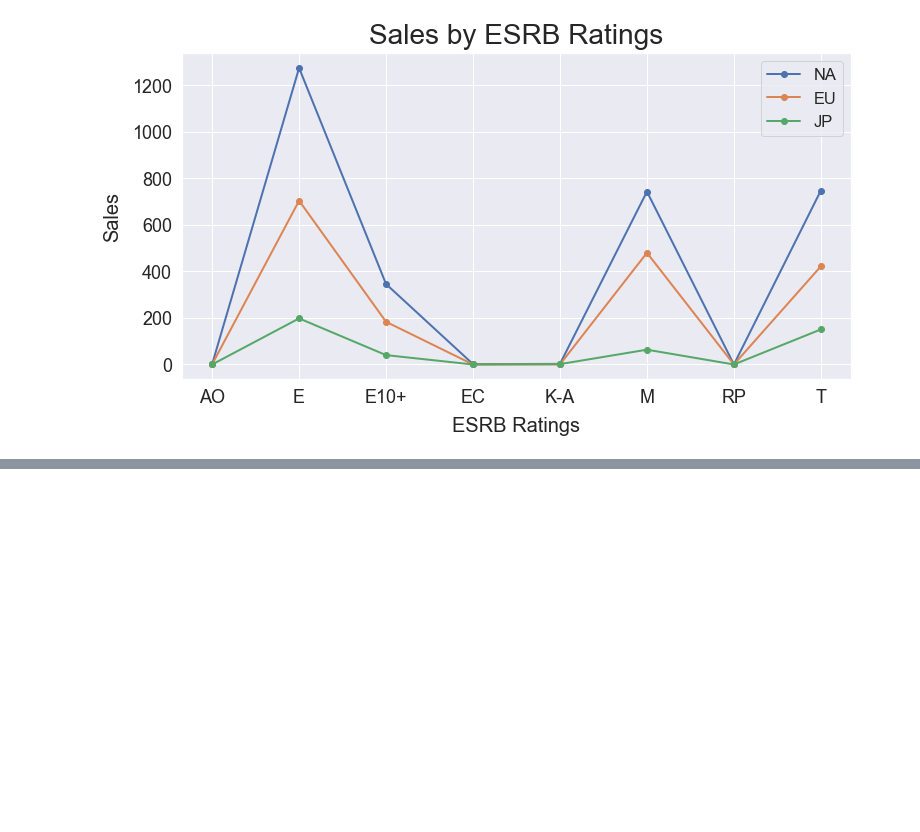
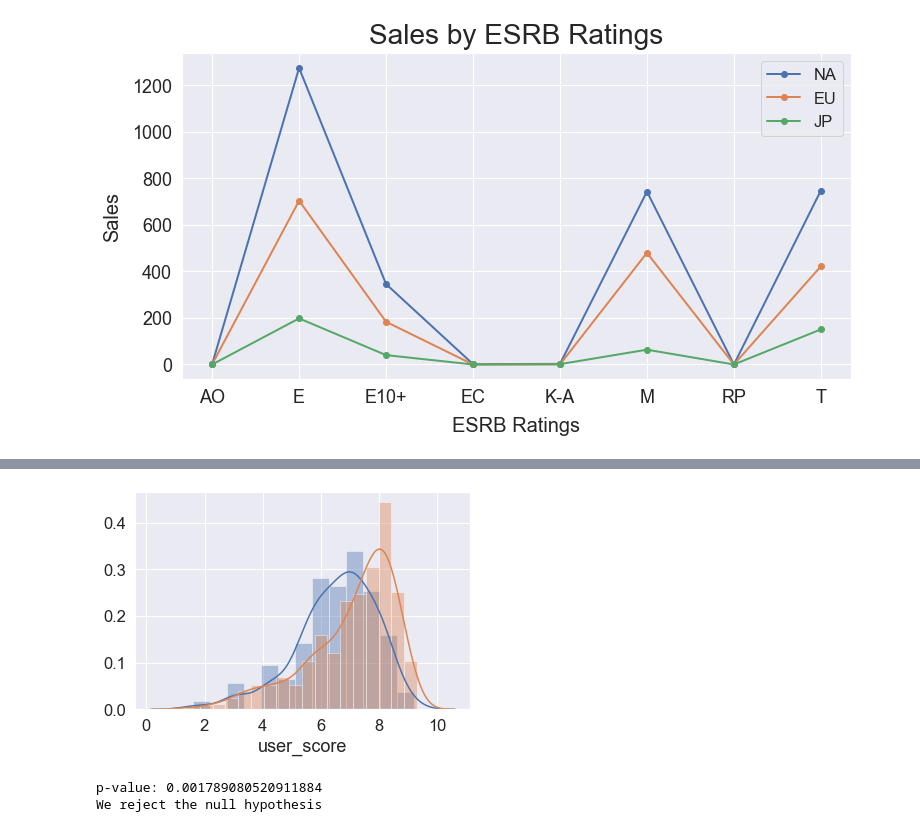
Before and after one commit to bar-benjamin/video-game-sales, a Jupyter notebook: video_game_sales.ipynb, the cells around one changed output, grey strips where cells are left out. Drawn from its saved outputs; the diff is of its cells as text; code cells hidden in the pictures; blank space fills up the shorter version.

Commit message:
sda and hypotheses testing

```diff
--- a/video_game_sales.ipynb
+++ b/video_game_sales.ipynb
@@ -565,0 +661,28 @@ We can see that for all regions the ESRB ratings that generate the most sales ar
+# %%
+xone_group = df.loc[df['platform'] == 'XOne', 'user_score']
+sns.distplot(xone_group)
+
+pc_group = df.loc[df['platform'] == 'PC', 'user_score']
+sns.distplot(pc_group)
+
+plt.show()
+# %% [output]
+[figure, added]
+# %%
+# set a critical statistical significance level
+alpha = 0.05
+
+# test the hypotheses - average user ratings of the Xbox One and PC platforms are equal
+results = mannwhitneyu(xone_group, pc_group)
+
+# the p-value we get
+print('p-value:', results.pvalue)
+
+# compare the p-values you get with the statistical significance level
+if (results.pvalue < alpha):
+    print("We reject the null hypothesis")
+else:
+    print("We can't reject the null hypothesis")
+# %% [output]
+p-value: 0.001789080520911884
+We reject the null hypothesis
```
Also changed, not shown: parts of 27 cells of this notebook.
